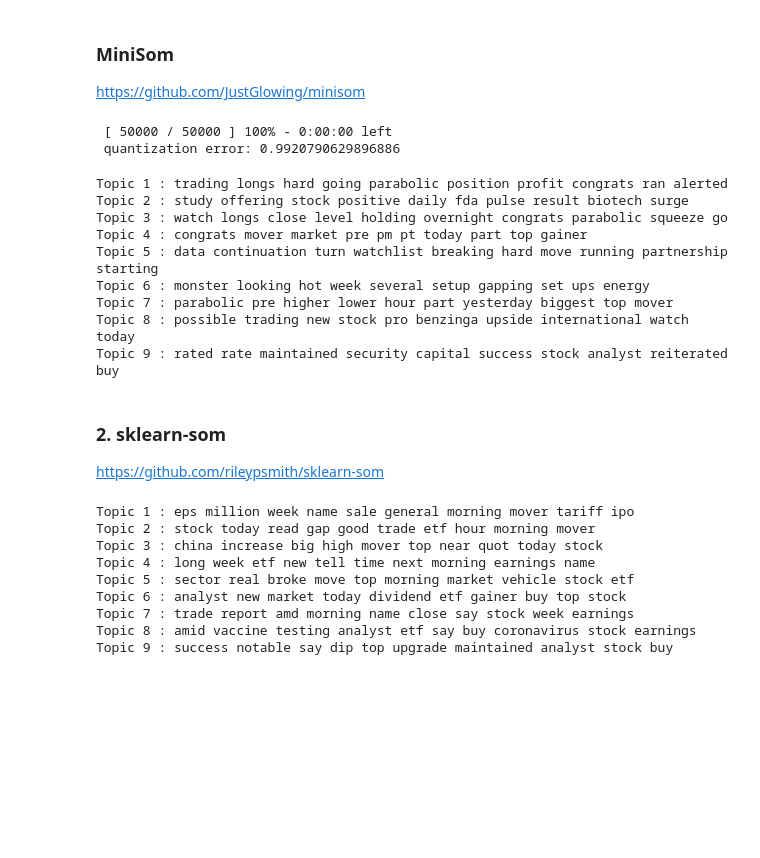
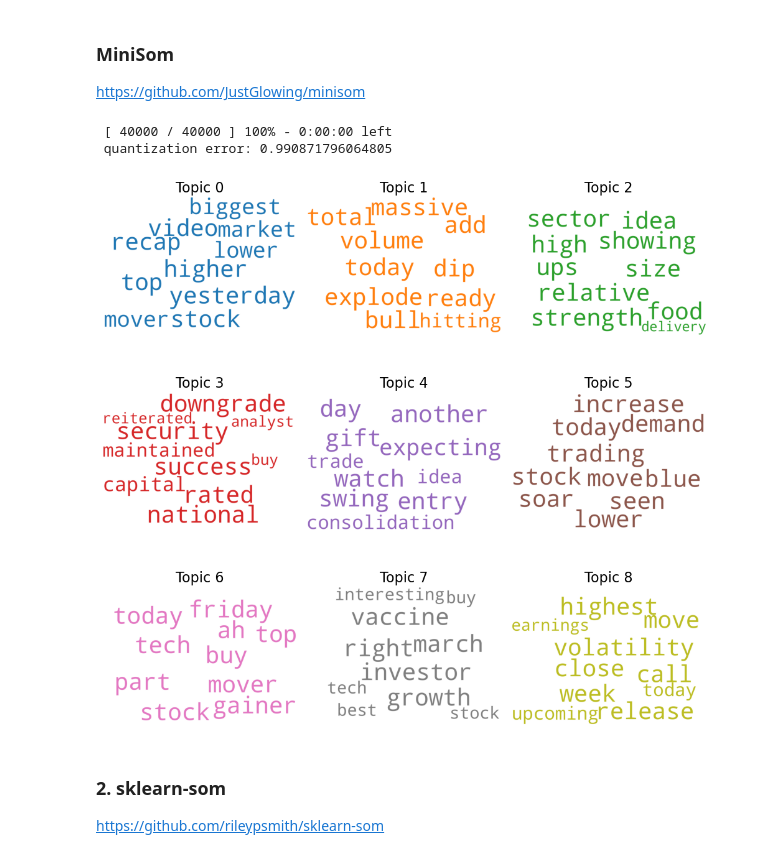
Before and after one commit to anshulrao/som, a Jupyter notebook: notebooks/Topic Modeling using SOM.ipynb, the cells around one changed output. Saved outputs shown, nothing was run; the diff lists cells and outputs as text; code cells hidden in the pictures; blank space fills up the shorter version.

```diff
--- a/notebooks/Topic Modeling using SOM.ipynb
+++ b/notebooks/Topic Modeling using SOM.ipynb
@@ -95,32 +98,54 @@ M = 3  # lattice dimension
 som = MiniSom(M, M, X.shape[1])
 # %%
 som.pca_weights_init(D)
-som.train(D, 50000, random_order=False, verbose=True)
+som.train(D, 40000, random_order=False, verbose=True)
 # %% [output]
- [ 50000 / 50000 ] 100% - 0:00:00 left
- quantization error: 0.9920790629896886
+ [ 40000 / 40000 ] 100% - 0:00:00 left
+ quantization error: 0.990871796064805
 # %%
 top_keywords = 10
 # %%
 weights = som.get_weights()
 # %%
-cnt = 1
+keywords = []
 for i in range(M):
     for j in range(M):
         keywords_idx = np.argsort(weights[i,j,:])[-top_keywords:]
-        keywords = ' '.join([feature_names[k] for k in keywords_idx])
-        print('Topic', cnt, ':', keywords)
-        cnt += 1
+        keywords.append([feature_names[k] for k in keywords_idx])
-# %% [output]
-Topic 1 : trading longs hard going parabolic position profit congrats ran alerted
-Topic 2 : study offering stock positive daily fda pulse result biotech surge
-Topic 3 : watch longs close level holding overnight congrats parabolic squeeze go
-Topic 4 : congrats mover market pre pm pt today part top gainer
-Topic 5 : data continuation turn watchlist breaking hard move running partnership starting
-Topic 6 : monster looking hot week several setup gapping set ups energy
-Topic 7 : parabolic pre higher lower hour part yesterday biggest top mover
-Topic 8 : possible trading new stock pro benzinga upside international watch today
-Topic 9 : rated rate maintained security capital success stock analyst reiterated buy
+# %%
+colors = [color for name, color in mcolors.TABLEAU_COLORS.items()]
+# %%
+stop_words = set(nltk.corpus.stopwords.words('english')).union(set(["hey", "http", "https",
+                                                                    "u", "im", "amp", "pre"]))
+cloud = WordCloud(stopwords=stop_words,
+                  background_color='white',
+                  width=2500,
+                  height=1800,
+                  max_words=10,
+                  colormap='tab10',
+                  color_func=lambda *args, **kwargs: colors[i],
+                  prefer_horizontal=1.0)
+# %%
+fig, axes = plt.subplots(3, 3, figsize=(10, 10), sharex=True, sharey=True)
+
+
+for i, ax in enumerate(axes.flatten()):
+    fig.add_subplot(ax)
+    topic_words = dict.fromkeys(keywords[i], 1)
+    cloud.generate_from_frequencies(topic_words, max_font_size=300)
+    plt.gca().imshow(cloud)
+    plt.gca().set_title('Topic ' + str(i), fontdict=dict(size=16))
+    plt.gca().axis('off')
+
+
+plt.subplots_adjust(wspace=0, hspace=0)
+plt.axis('off')
+plt.margins(x=0, y=0)
+plt.tight_layout()
+plt.savefig('minisom_topics.png', bbox_inches='tight')
+plt.show()
+# %% [output]
+[figure, added]
 # %% [markdown]
 ### 2. sklearn-som
 https://github.com/rileypsmith/sklearn-som
@@ -130,19 +155,7 @@ som.fit(X.toarray())
 # %%
 weights = som.weights
 # %%
-cnt = 1
+keywords = []
 for i in range(M * M):
     keywords_idx = np.argsort(weights[i])[-top_keywords:]
-    keywords = ' '.join([feature_names[k] for k in keywords_idx])
-    print('Topic', cnt, ':', keywords)
-    cnt += 1
+    keywords.append([feature_names[k] for k in keywords_idx])
-# %% [output]
-Topic 1 : eps million week name sale general morning mover tariff ipo
-Topic 2 : stock today read gap good trade etf hour morning mover
-Topic 3 : china increase big high mover top near quot today stock
-Topic 4 : long week etf new tell time next morning earnings name
-Topic 5 : sector real broke move top morning market vehicle stock etf
-Topic 6 : analyst new market today dividend etf gainer buy top stock
-Topic 7 : trade report amd morning name close say stock week earnings
-Topic 8 : amid vaccine testing analyst etf say buy coronavirus stock earnings
-Topic 9 : success notable say dip top upgrade maintained analyst stock buy
```
Also changed, not shown: parts of 4 cells of this notebook.
